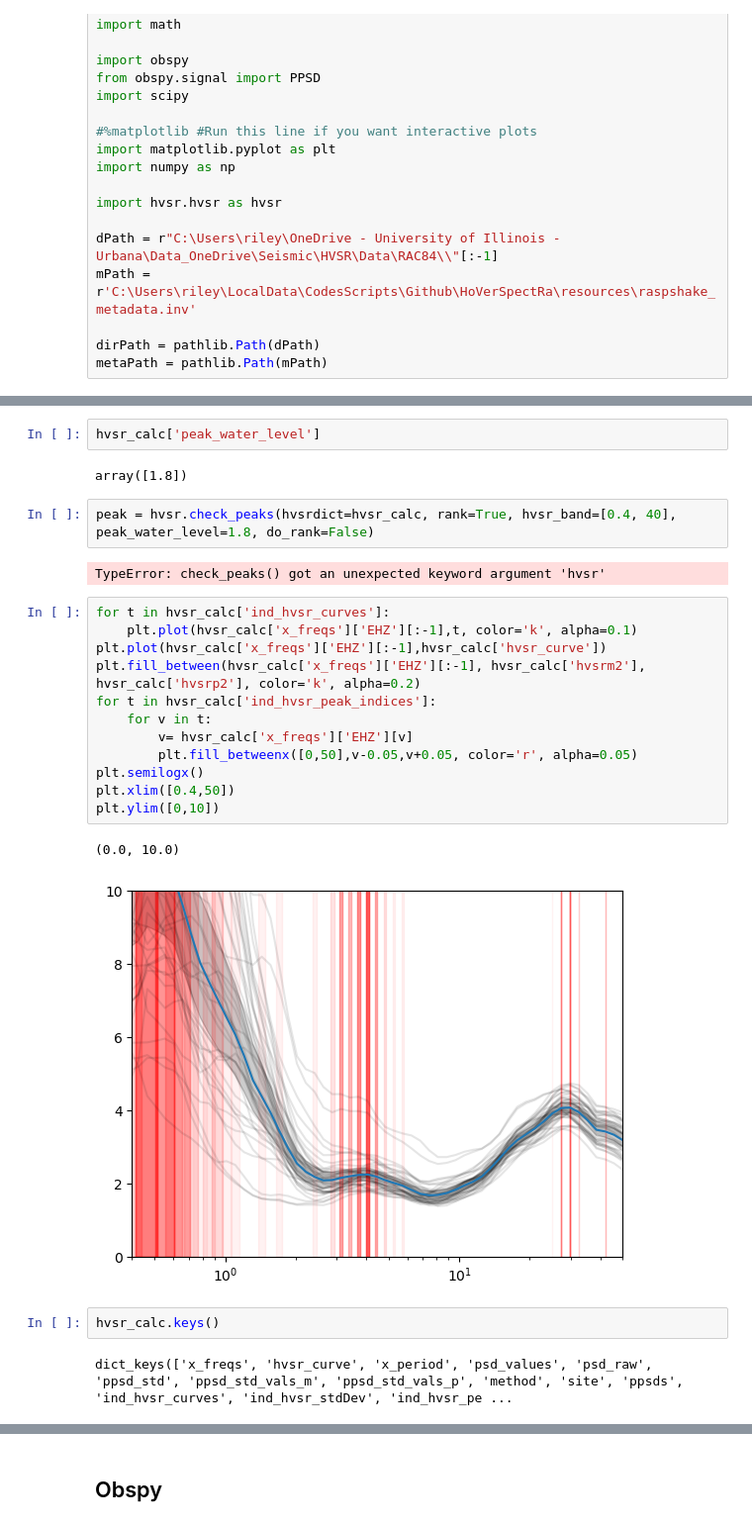
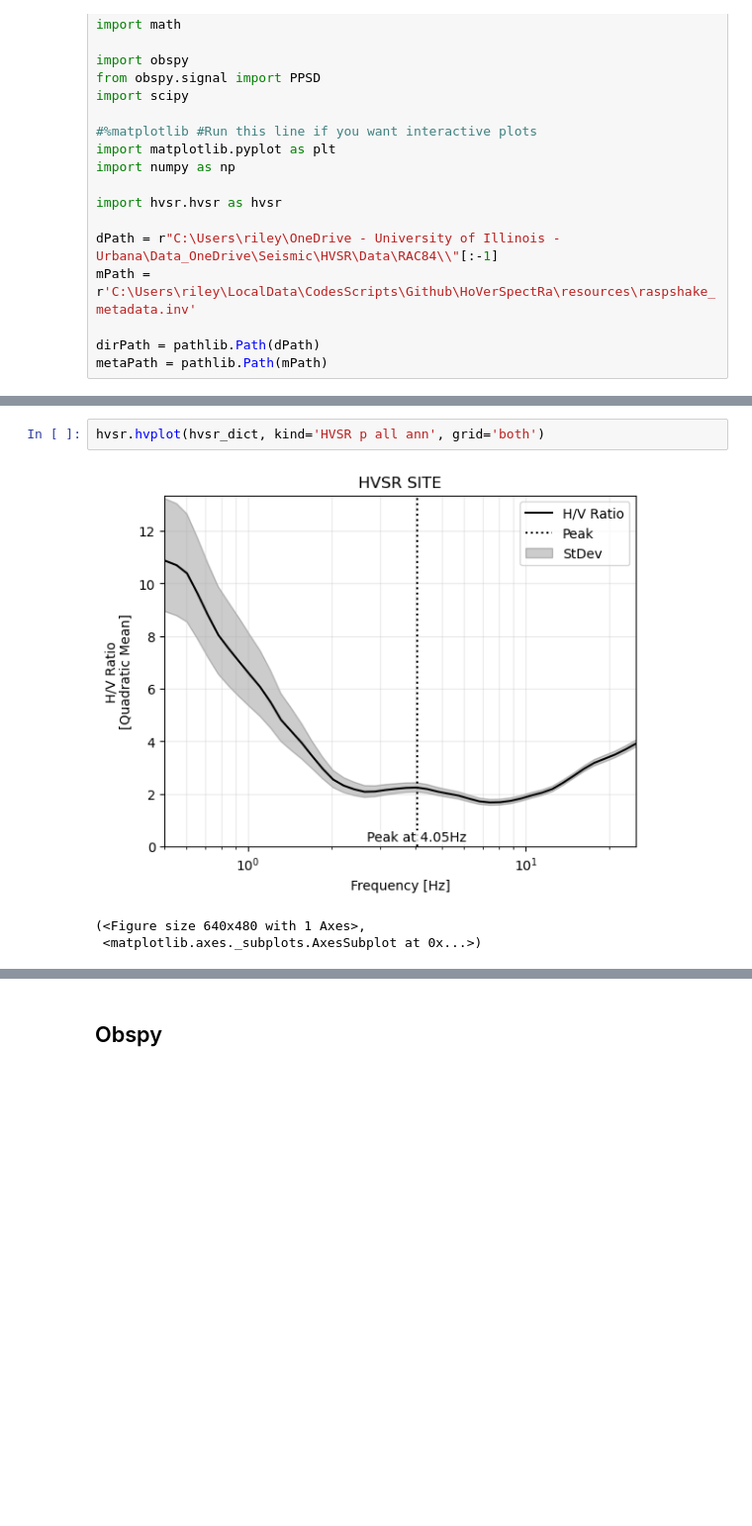
Before and after one commit to RJbalikian/SPRIT-HVSR, a Jupyter notebook: workingNotebook.ipynb, the cells around one changed output, grey strips where cells are left out. Shown at 99% size. Drawn from its saved outputs; the diff is of its cells as text; blank space fills up the shorter version.

```diff
--- a/workingNotebook.ipynb
+++ b/workingNotebook.ipynb
@@ -62,29 +53,8 @@ hvsr_calc = hvsr.process_hvsr(ppsds, method=4, site='TEST01')
 # %% [output]
 Day of Year: 44
-# %%
-hvsr_calc['peak_water_level']
-# %% [output]
-array([1.8])
-# %%
-peak = hvsr.check_peaks(hvsrdict=hvsr_calc, rank=True, hvsr_band=[0.4, 40], peak_water_level=1.8, do_rank=False)
-# %% [output]
-TypeError: check_peaks() got an unexpected keyword argument 'hvsr'
-# %%
-for t in hvsr_calc['ind_hvsr_curves']:
-    plt.plot(hvsr_calc['x_freqs']['EHZ'][:-1],t, color='k', alpha=0.1)
-plt.plot(hvsr_calc['x_freqs']['EHZ'][:-1],hvsr_calc['hvsr_curve'])
-plt.fill_between(hvsr_calc['x_freqs']['EHZ'][:-1], hvsr_calc['hvsrm2'], hvsr_calc['hvsrp2'], color='k', alpha=0.2)
-for t in hvsr_calc['ind_hvsr_peak_indices']:
-    for v in t:
-        v= hvsr_calc['x_freqs']['EHZ'][v]
-        plt.fill_betweenx([0,50],v-0.05,v+0.05, color='r', alpha=0.05)
-plt.semilogx()
-plt.xlim([0.4,50])
-plt.ylim([0,10])
-# %% [output]
-(0.0, 10.0)
-[figure, removed]
-# %%
-hvsr_calc.keys()
-# %% [output]
-dict_keys(['x_freqs', 'hvsr_curve', 'x_period', 'psd_values', 'psd_raw', 'ppsd_std', 'ppsd_std_vals_m', 'ppsd_std_vals_p', 'method', 'site', 'ppsds', 'ind_hvsr_curves', 'ind_hvsr_stdDev', 'ind_hvsr_pe ...
+# %%
+hvsr.hvplot(hvsr_dict, kind='HVSR p all ann', grid='both')
+# %% [output]
+[figure, added]
+(<Figure size 640x480 with 1 Axes>,
+ <matplotlib.axes._subplots.AxesSubplot at 0x...>)
```
Also changed, not shown: parts of 5 cells of this notebook, 2 other files.
